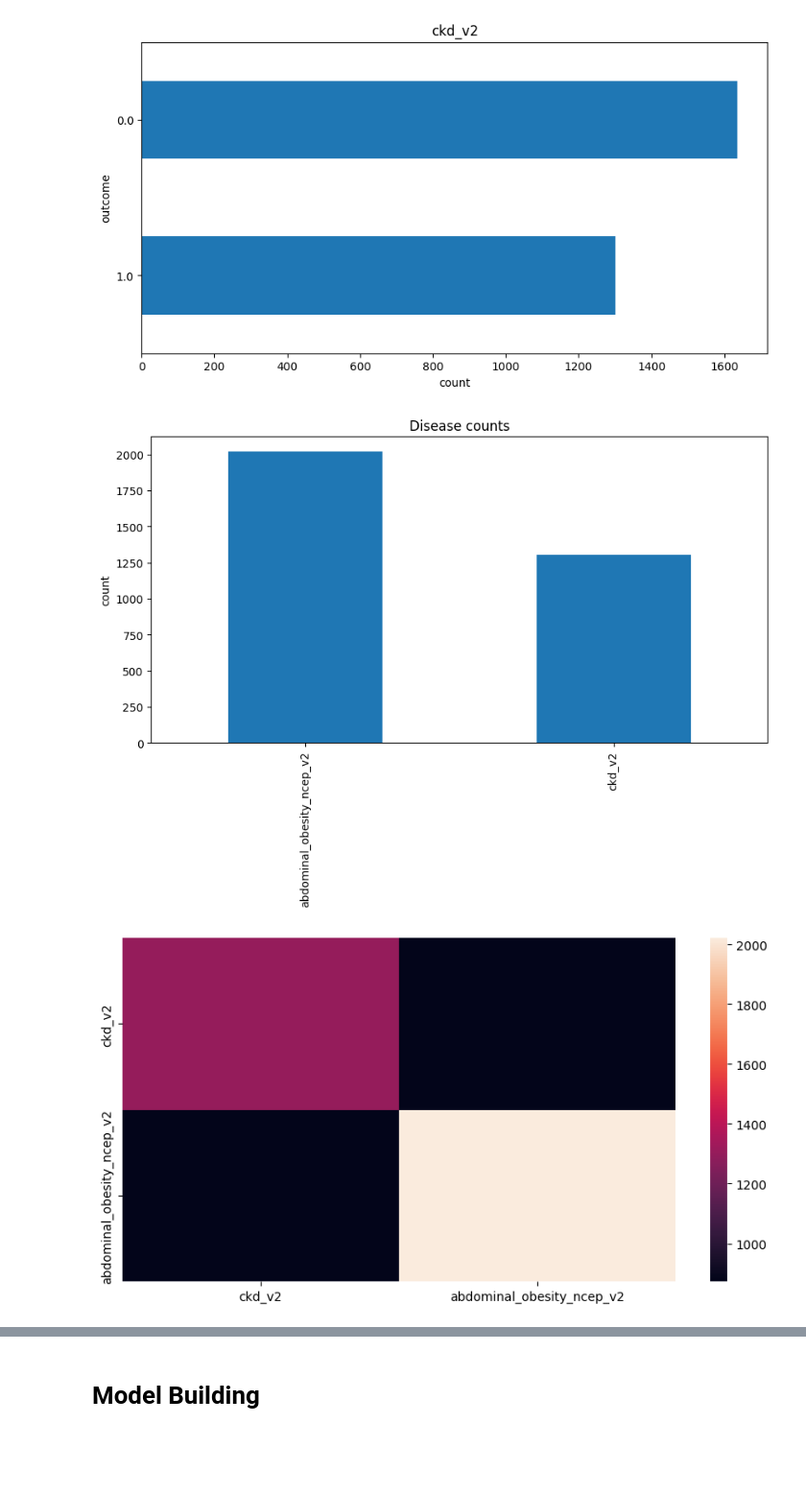
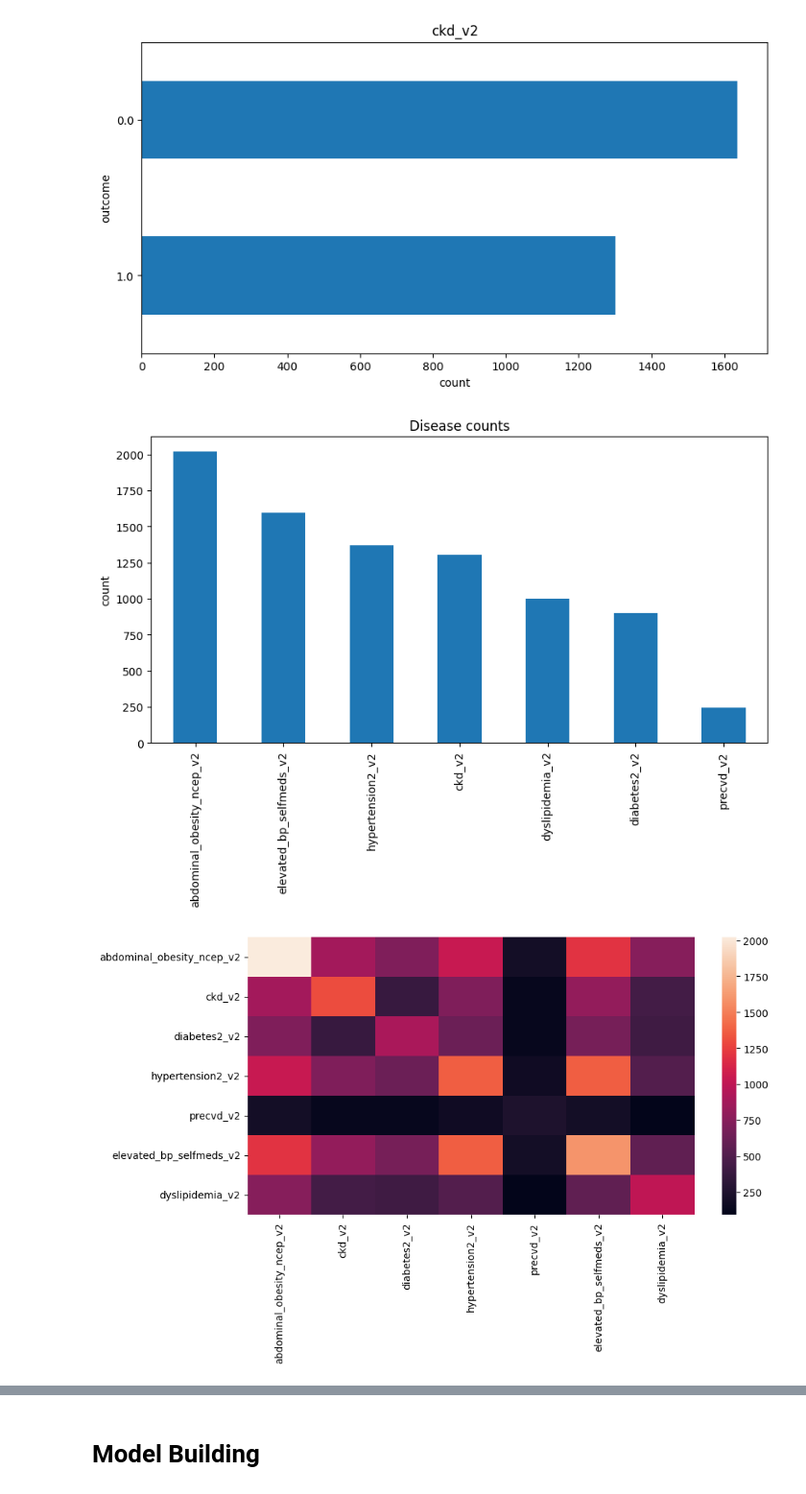
Before and after one commit to Amandoj/DSC180-Q2-Project, a Jupyter notebook: analysis.ipynb, the cells around one changed output, grey strips where cells are left out. Shown at 96% size. Drawn from its saved outputs; the diff is of its cells as text; code cells hidden in the pictures; blank space fills up the shorter version.

Commit message:
updated feature-params typo

```diff
--- a/analysis.ipynb
+++ b/analysis.ipynb
@@ -105,10 +105,10 @@ make_visualizations.create_bar_col_binary(organized_metadata[0], 'ckd_v2')
 # %% [output]
 [figure]
 # %%
-make_visualizations.disease_counts_graph(organized_metadata[0], ['ckd_v2','abdominal_obesity_ncep_v2'])
+make_visualizations.disease_counts_graph(organized_metadata[0], feature_params['disease_cols'])
 # %% [output]
-[figure, old version]
+[figure, new version]
 # %%
-make_visualizations.co_occurence_graph(organized_metadata[0], ['ckd_v2','abdominal_obesity_ncep_v2'])
+make_visualizations.co_occurence_graph(organized_metadata[0], feature_params['disease_cols'])
 # %% [output]
-[figure, old version]
+[figure, new version]
```
Also changed, not shown: parts of 7 cells of this notebook, 2 other files.
